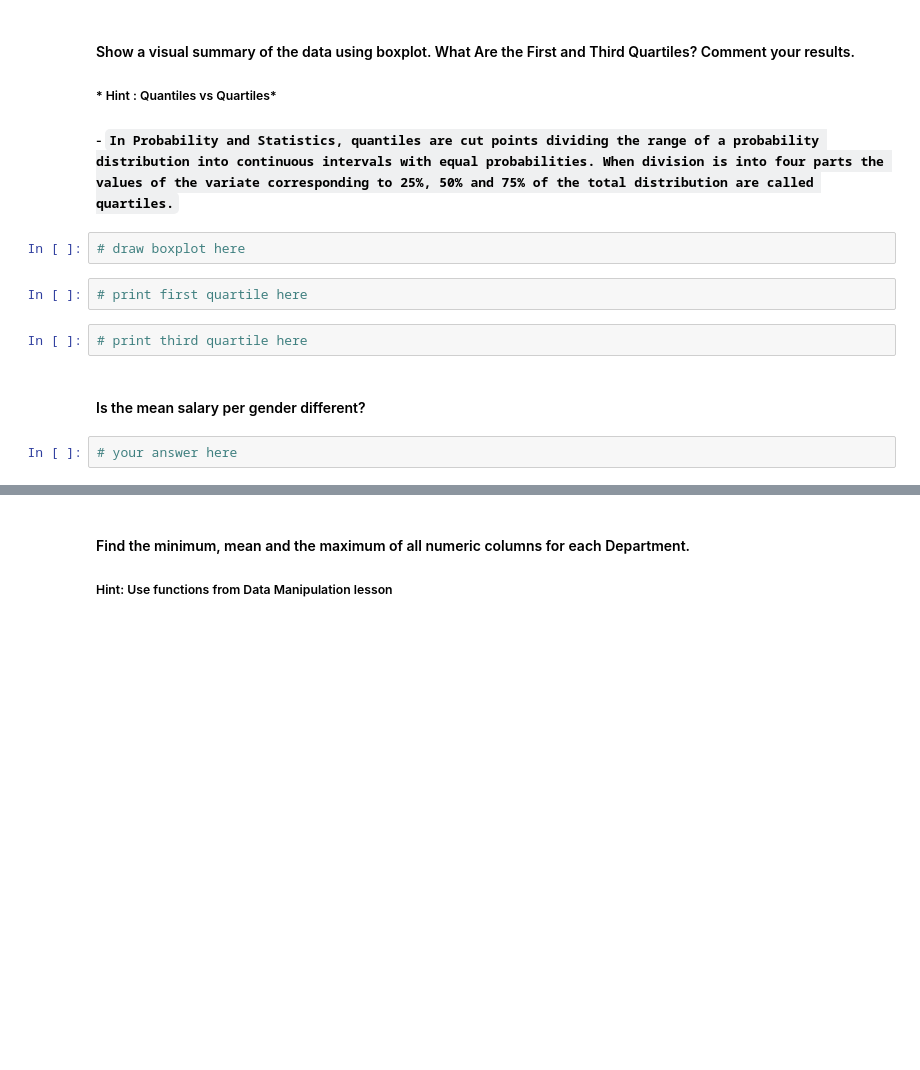
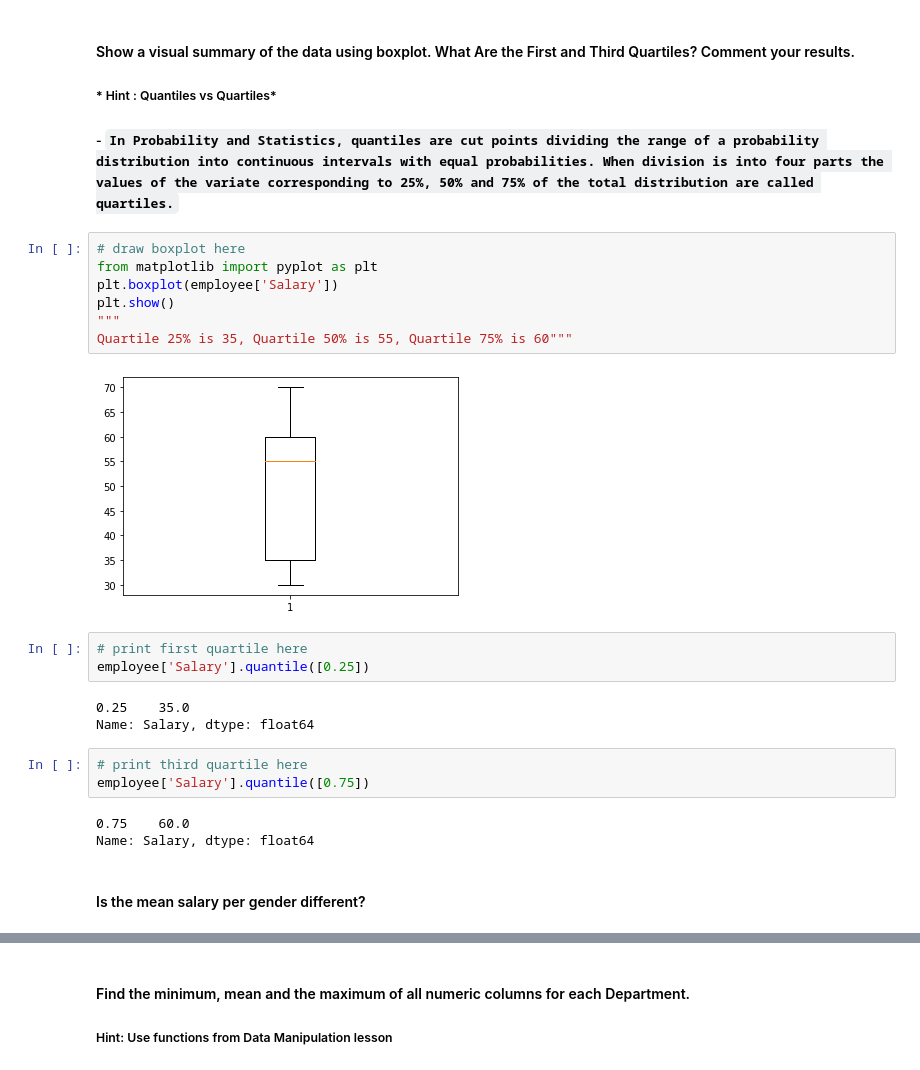
Before and after one commit to danielquer/data-pt-ber-08-20, a Jupyter notebook: Labs/module-2_labs/01_statistics/02_lab-subsetting-and-descriptive-stats/your-code/main-dani.ipynb, the cells around one changed output, grey strips where cells are left out. Cells and saved outputs as stored; diff of their text form; blank space fills up the shorter version.

```diff
--- a/Labs/module-2_labs/01_statistics/02_lab-subsetting-and-descriptive-stats/your-code/main-dani.ipynb
+++ b/Labs/module-2_labs/01_statistics/02_lab-subsetting-and-descriptive-stats/your-code/main-dani.ipynb
@@ -247,13 +261,26 @@ employee[(employee['Title']=='associate') & (employee['Salary']>55)]
 #### Show a visual summary of the data using boxplot. What Are the First and Third Quartiles? Comment your results.
 ##### * Hint : Quantiles vs Quartiles*
 ##### - `In Probability and Statistics, quantiles are cut points dividing the range of a probability distribution into continuous intervals with equal probabilities. When division is into four parts the values of the variate corresponding to 25%, 50% and 75% of the total distribution are called quartiles.`
-# %%
-# draw boxplot here
+# %%
+# draw boxplot here
+from matplotlib import pyplot as plt
+plt.boxplot(employee['Salary'])
+plt.show()
+"""
+Quartile 25% is 35, Quartile 50% is 55, Quartile 75% is 60"""
+# %% [output]
+[figure, added]
 # %%
 # print first quartile here
+employee['Salary'].quantile([0.25])
+# %% [output]
+0.25    35.0
+Name: Salary, dtype: float64
 # %%
 # print third quartile here
+employee['Salary'].quantile([0.75])
+# %% [output]
+0.75    60.0
+Name: Salary, dtype: float64
 # %% [markdown]
 #### Is the mean salary per gender different?
-# %%
-# your answer here
```
Also changed, not shown: parts of 21 cells of this notebook, 3 other files.
